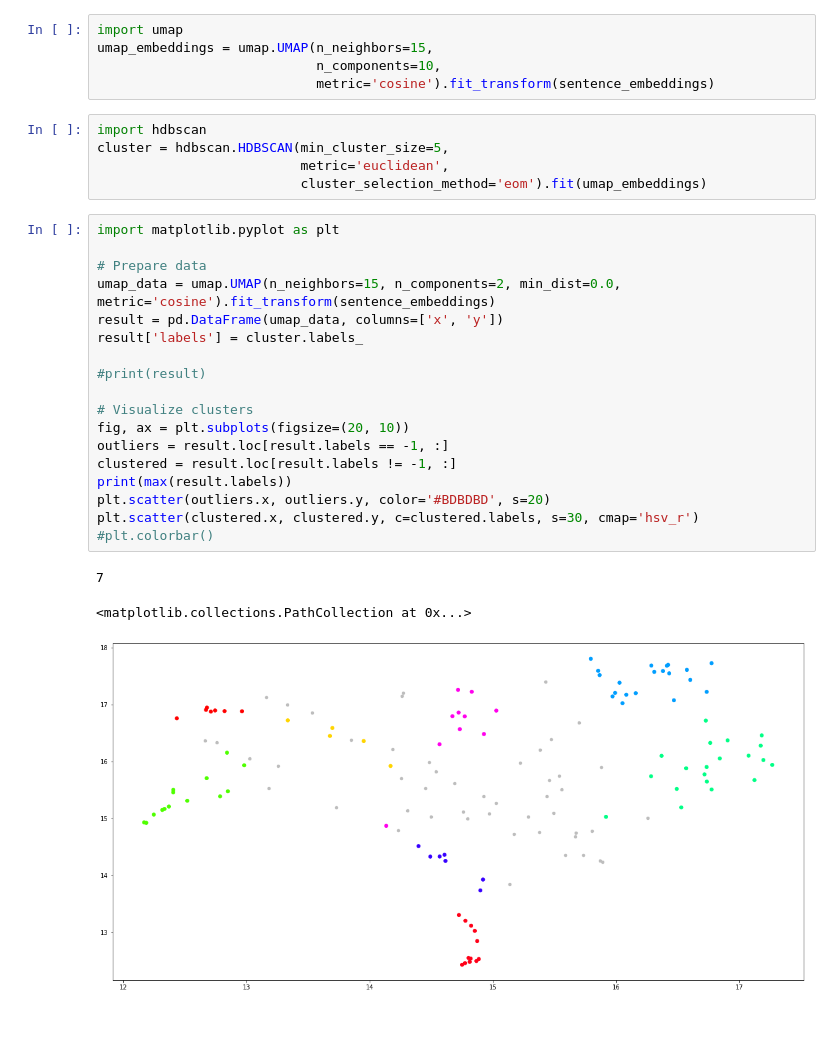
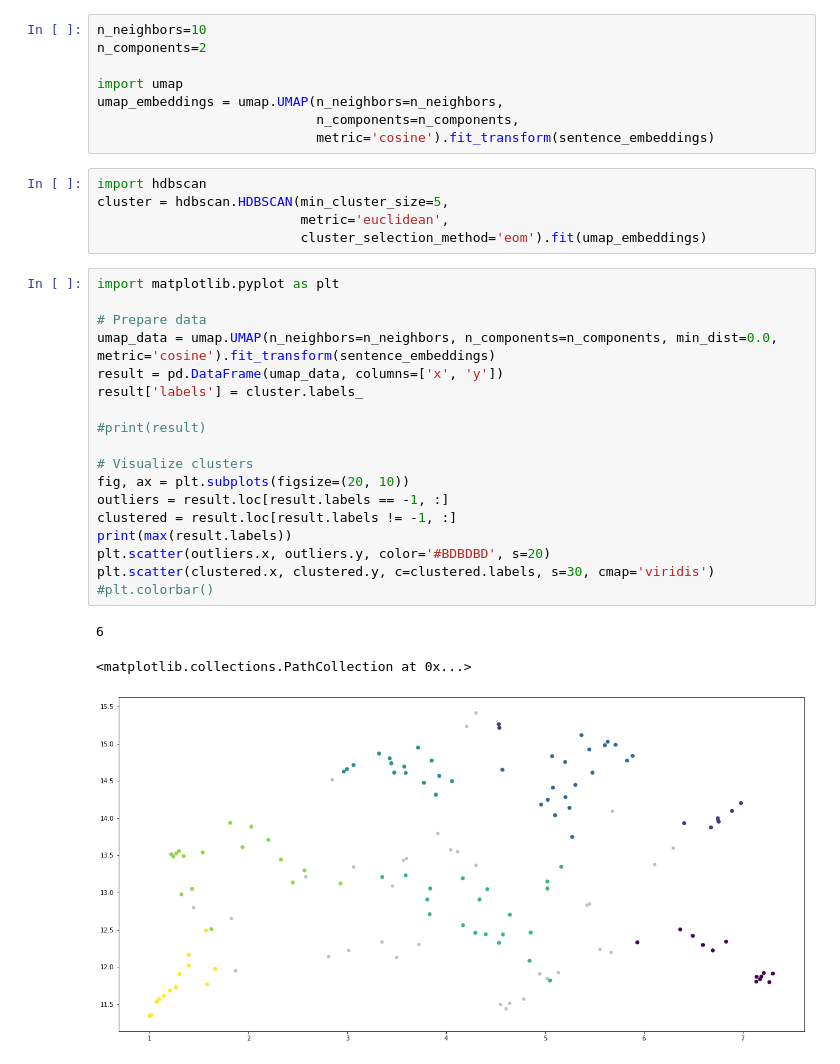
Before and after one commit to teiband/industrial-skill-review, a Jupyter notebook: src/FaissSearch/faissSearch.ipynb, the cells around one changed output. Saved outputs shown, nothing was run; the diff lists cells and outputs as text; blank space fills up the shorter version.

```diff
--- a/src/FaissSearch/faissSearch.ipynb
+++ b/src/FaissSearch/faissSearch.ipynb
@@ -333,9 +325,12 @@ KeyError: 274
 # %% [markdown]
 We now follow the guide of topic modelling, [guide](https://towardsdatascience.com/topic-modeling-with-bert-779f7db187e6)
 # %%
+n_neighbors=10
+n_components=2
+
 import umap
-umap_embeddings = umap.UMAP(n_neighbors=15,
-                            n_components=10,
+umap_embeddings = umap.UMAP(n_neighbors=n_neighbors,
+                            n_components=n_components,
                             metric='cosine').fit_transform(sentence_embeddings)
 # %%
 import hdbscan
@@ -345,25 +340,25 @@ cluster = hdbscan.HDBSCAN(min_cluster_size=5,
 # %%
 import matplotlib.pyplot as plt
 
 # Prepare data
-umap_data = umap.UMAP(n_neighbors=15, n_components=2, min_dist=0.0, metric='cosine').fit_transform(sentence_embeddings)
+umap_data = umap.UMAP(n_neighbors=n_neighbors, n_components=n_components, min_dist=0.0, metric='cosine').fit_transform(sentence_embeddings)
 result = pd.DataFrame(umap_data, columns=['x', 'y'])
 result['labels'] = cluster.labels_
 
 #print(result)
 
 # Visualize clusters
 fig, ax = plt.subplots(figsize=(20, 10))
 outliers = result.loc[result.labels == -1, :]
 clustered = result.loc[result.labels != -1, :]
 print(max(result.labels))
 plt.scatter(outliers.x, outliers.y, color='#BDBDBD', s=20)
-plt.scatter(clustered.x, clustered.y, c=clustered.labels, s=30, cmap='hsv_r')
+plt.scatter(clustered.x, clustered.y, c=clustered.labels, s=30, cmap='viridis')
 #plt.colorbar()
 # %% [output]
-7
+6
 <matplotlib.collections.PathCollection at 0x...>
-[figure, old version]
+[figure, new version]
 # %%
 d = {'primitive':defSing, 'cluster':result['labels'], 'x': result['x'], 'y': result['y']}
 
```
Also changed, not shown: parts of 9 cells of this notebook.
